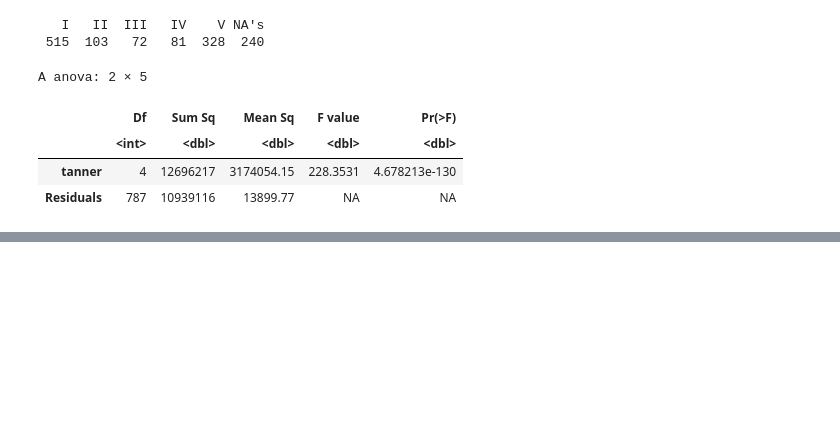
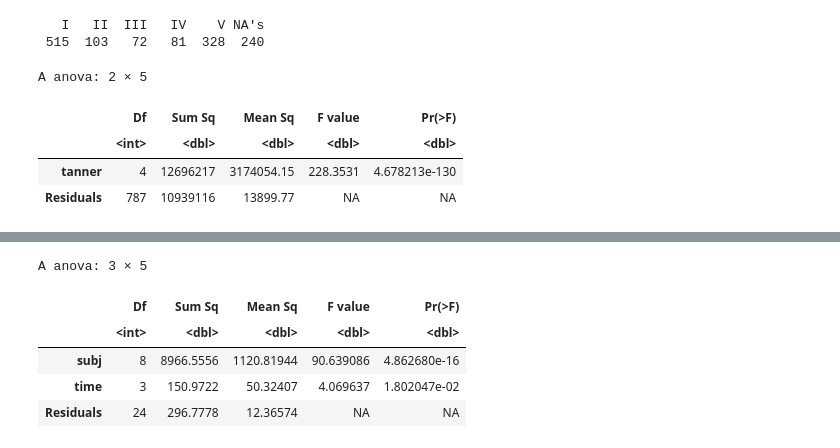
Before and after one commit to barkle2/KNOU, a Jupyter notebook: [5-1]데이터분석방법론(1)/05 Analysis of Variance.ipynb, the cells around one changed output, grey strips where cells are left out. Drawn from its saved outputs; the diff is of its cells as text; code cells hidden in the pictures; blank space fills up the shorter version.

```diff
--- a/[5-1]데이터분석방법론(1)/05 Analysis of Variance.ipynb
+++ b/[5-1]데이터분석방법론(1)/05 Analysis of Variance.ipynb
@@ -115,0 +296,9 @@ A anova: 2 × 5
+# %%
+anova(lm(hr~subj+time, data=heart.rate))
+# %% [output]
+A anova: 3 × 5
+|  | Df | Sum Sq | Mean Sq | F value | Pr(>F) |
+|  | <int> | <dbl> | <dbl> | <dbl> | <dbl> |
+| subj | 8 | 8966.5556 | 1120.81944 | 90.639086 | 4.862680e-16 |
+| time | 3 | 150.9722 | 50.32407 | 4.069637 | 1.802047e-02 |
+| Residuals | 24 | 296.7778 | 12.36574 | NA | NA |
```
Also changed, not shown: parts of 20 cells of this notebook, 5 other files.
